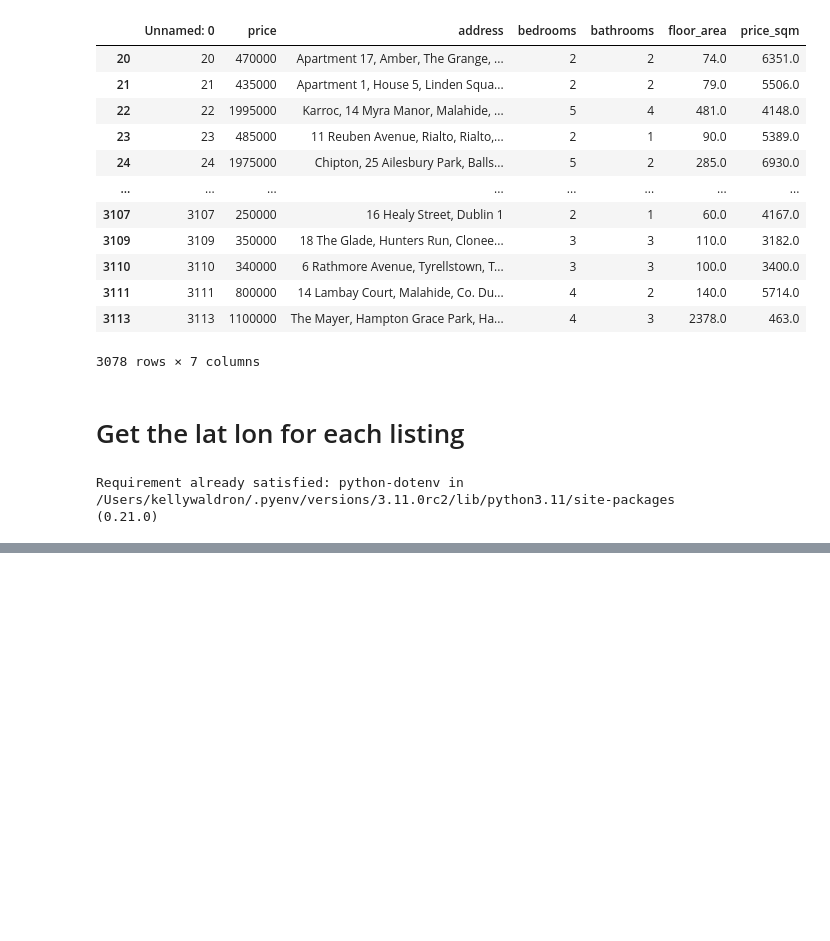
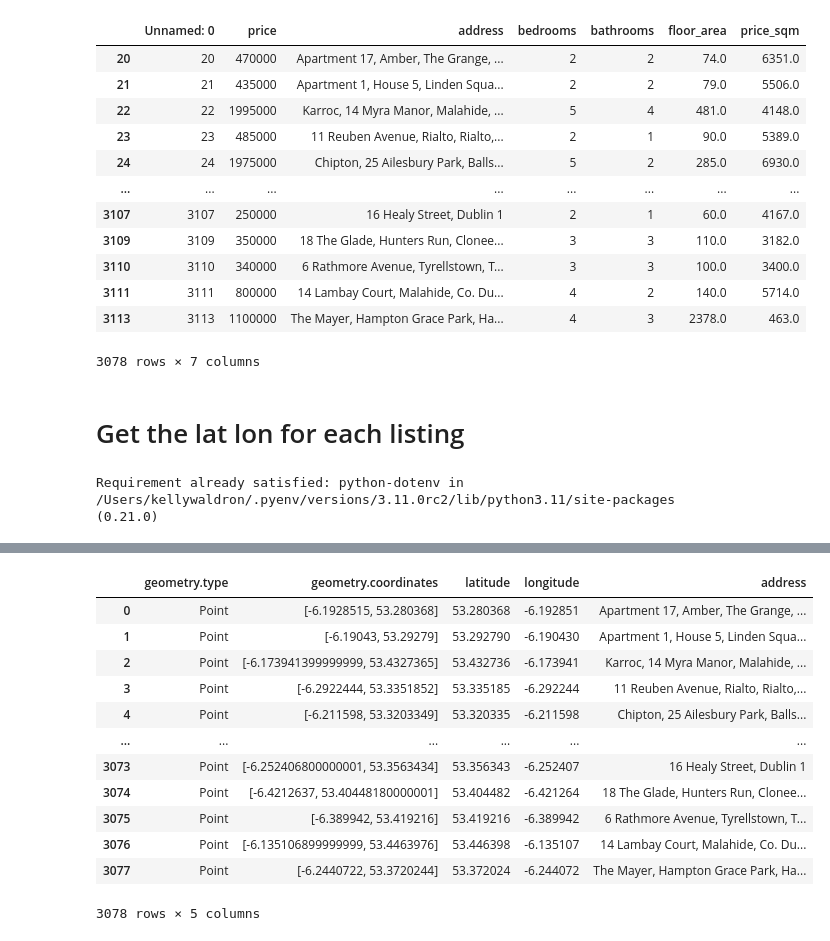
Before and after one commit to kellyawaldron/dub_property_prices, a Jupyter notebook: Cleaning.ipynb, the cells around one changed output, grey strips where cells are left out. Saved outputs shown, nothing was run; the diff lists cells and outputs as text; code cells hidden in the pictures; blank space fills up the shorter version.

```diff
--- a/Cleaning.ipynb
+++ b/Cleaning.ipynb
@@ -159,2 +163,22 @@ backups                map.html
 # %%
-geometry_df = pd.DataFrame.from_dict(geometry_df)
+geometry_df = pd.DataFrame.from_dict(coordinates_df)
+
+geometry_df["address"] = geometry_df["place"]
+
+del geometry_df["place"]
+
+geometry_df
+# %% [output]
+|  | geometry.type | geometry.coordinates | latitude | longitude | address |
+| 0 | Point | [-6.1928515, 53.280368] | 53.280368 | -6.192851 | Apartment 17, Amber, The Grange, ... |
+| 1 | Point | [-6.19043, 53.29279] | 53.292790 | -6.190430 | Apartment 1, House 5, Linden Squa... |
+| 2 | Point | [-6.173941399999999, 53.4327365] | 53.432736 | -6.173941 | Karroc, 14 Myra Manor, Malahide, ... |
+| 3 | Point | [-6.2922444, 53.3351852] | 53.335185 | -6.292244 | 11 Reuben Avenue, Rialto, Rialto,... |
+| 4 | Point | [-6.211598, 53.3203349] | 53.320335 | -6.211598 | Chipton, 25 Ailesbury Park, Balls... |
+| ... | ... | ... | ... | ... | ... |
+| 3073 | Point | [-6.252406800000001, 53.3563434] | 53.356343 | -6.252407 | 16 Healy Street, Dublin 1 |
+| 3074 | Point | [-6.4212637, 53.40448180000001] | 53.404482 | -6.421264 | 18 The Glade, Hunters Run, Clonee... |
+| 3075 | Point | [-6.389942, 53.419216] | 53.419216 | -6.389942 | 6 Rathmore Avenue, Tyrellstown, T... |
+| 3076 | Point | [-6.135106899999999, 53.4463976] | 53.446398 | -6.135107 | 14 Lambay Court, Malahide, Co. Du... |
+| 3077 | Point | [-6.2440722, 53.3720244] | 53.372024 | -6.244072 | The Mayer, Hampton Grace Park, Ha... |
+3078 rows × 5 columns
```
Also changed, not shown: parts of 17 cells of this notebook, 32 other files.
